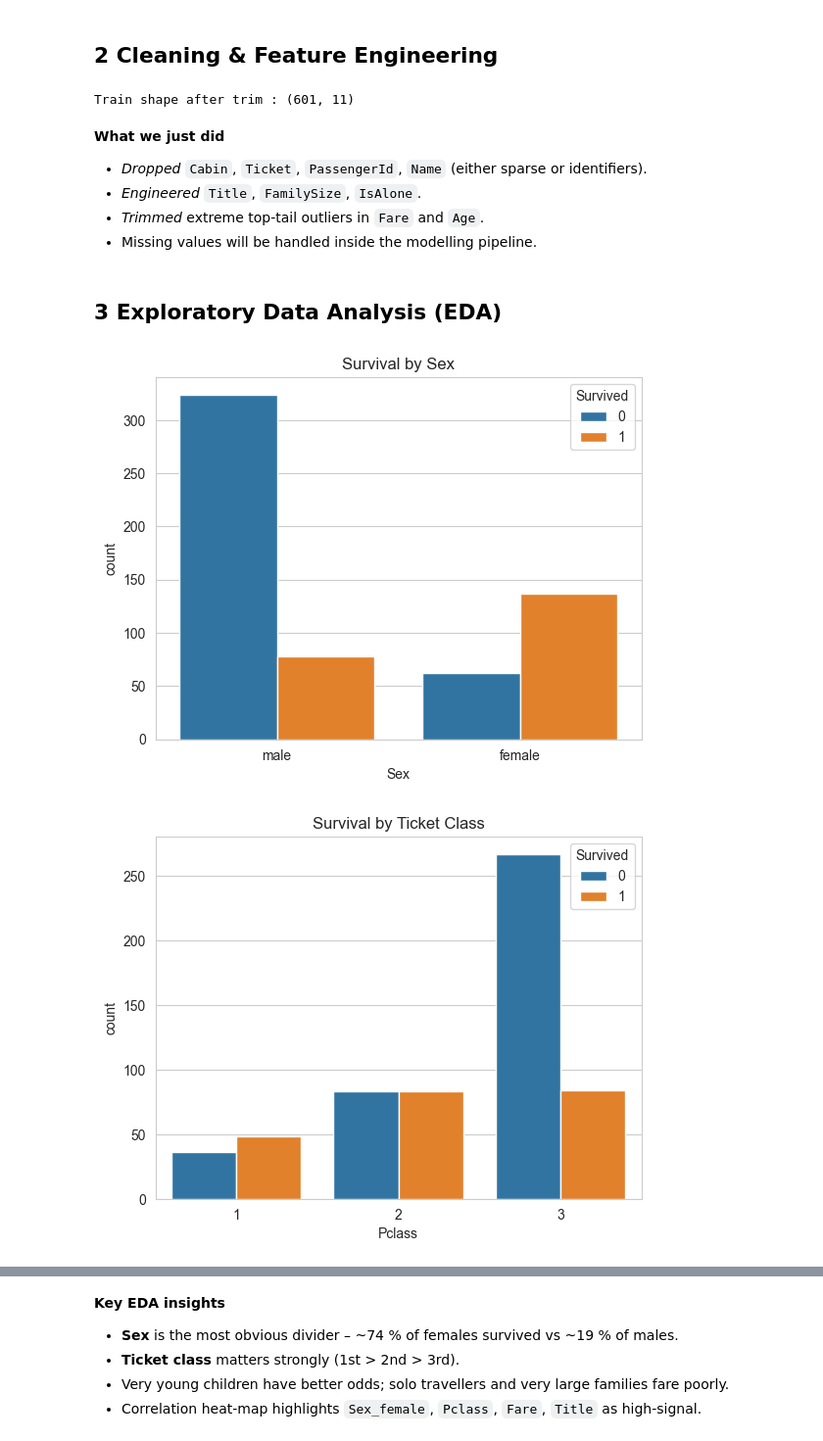
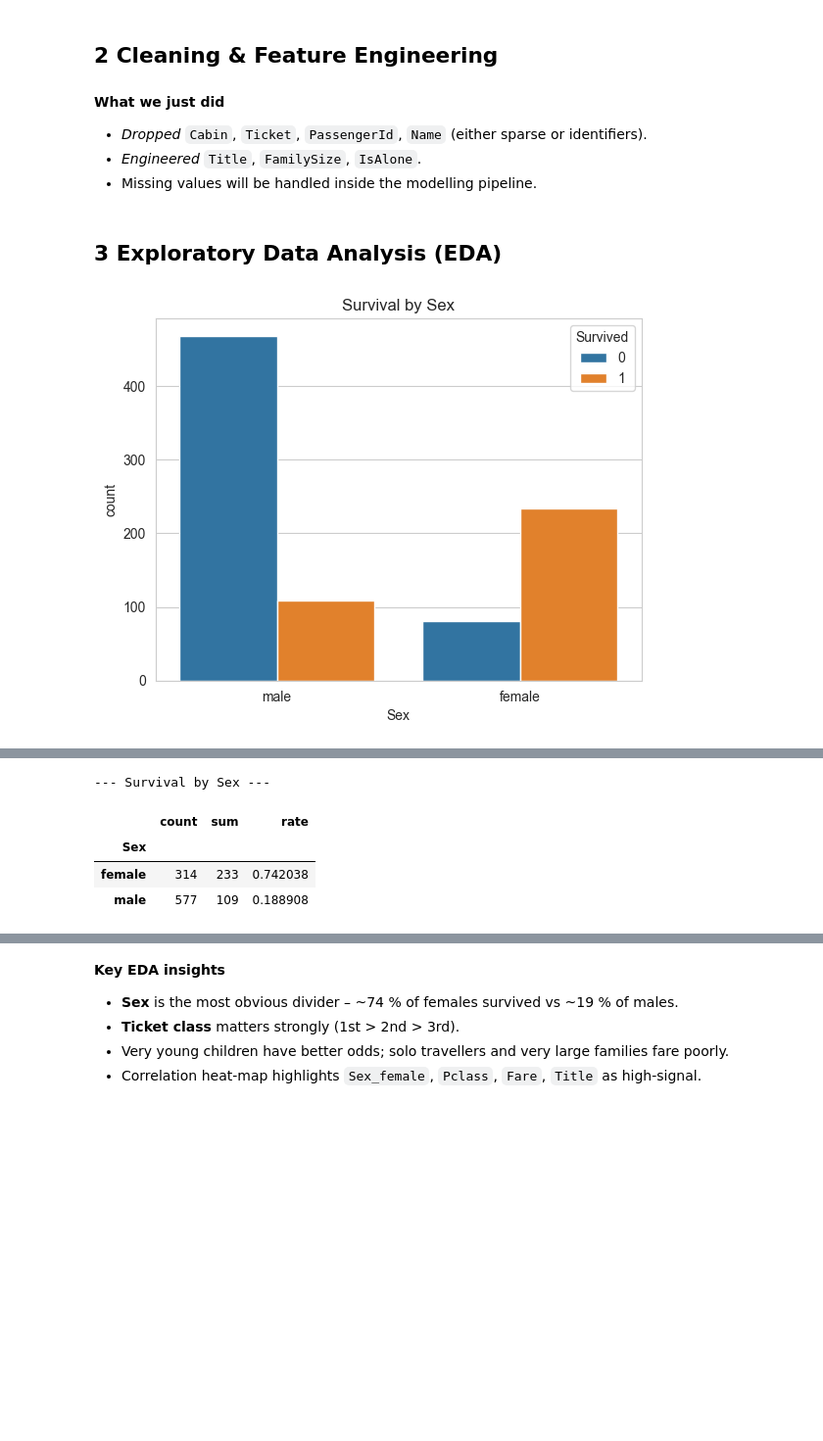
Before and after one commit to Max-Kushnir/titanic-survival-prediction, a Jupyter notebook: cse351_project2_titanic_maxime_kushnir_115717590.ipynb, the cells around one changed output, grey strips where cells are left out. Shown at 98% size. Saved outputs shown, nothing was run; the diff lists cells and outputs as text; code cells hidden in the pictures; blank space fills up the shorter version.

Commit message:
removed outlier deletion, added imputation

```diff
--- a/cse351_project2_titanic_maxime_kushnir_115717590.ipynb
+++ b/cse351_project2_titanic_maxime_kushnir_115717590.ipynb
@@ -73,46 +73,27 @@ for df in (train, test):
 
 # drop sparse / ID-like columns
 drop_cols = ['PassengerId', 'Ticket', 'Cabin', 'Name']
-test_ids = test['PassengerId']                      # keep for submission
+test_ids = test['PassengerId']
 train = train.drop(columns=drop_cols)
 test  = test.drop(columns=drop_cols)
-
-# very mild outlier trimming on Fare & Age (1.5×IQR upper fence)
-for col in ['Fare', 'Age']:
-    q1, q3 = train[col].quantile([0.25, 0.75])
-    fence  = q3 + 1.5*(q3 - q1)
-    train  = train[train[col] <= fence]
-print("Train shape after trim :", train.shape)
-# %% [output]
-Train shape after trim : (601, 11)
 # %% [markdown]
 **What we just did**
 
 * *Dropped* `Cabin`, `Ticket`, `PassengerId`, `Name` (either sparse or identifiers).
 * *Engineered* `Title`, `FamilySize`, `IsAlone`.
-* *Trimmed* extreme top-tail outliers in `Fare` and `Age`.
 * Missing values will be handled inside the modelling pipeline.
 # %% [markdown]
 ## 3  Exploratory Data Analysis (EDA)
 # %%
 # Cell 4 – survival by Sex
 sns.countplot(x='Sex', hue='Survived', data=train)
 plt.title("Survival by Sex"); plt.show()
 
-# Cell 5 – survival by Pclass
-sns.countplot(x='Pclass', hue='Survived', data=train)
-plt.title("Survival by Ticket Class"); plt.show()
+sex_counts   = train['Sex'].value_counts()
+sex_survival = train.groupby('Sex')['Survived'].agg(['sum', 'count'])
+sex_survival['rate'] = sex_survival['sum'] / sex_survival['count']
 
-# Cell 6 – Age distributions
-sns.kdeplot(data=train, x='Age', hue='Survived', fill=True,
-            common_norm=False, alpha=0.4)
-plt.title("Age Density – Survived vs. Died"); plt.show()
-
-# Cell 7 – numeric correlation heat-map
-numeric = train.select_dtypes(include='number')
-plt.figure(figsize=(8,6))
-sns.heatmap(numeric.corr(), annot=True, cmap="coolwarm", vmin=-1, vmax=1)
-plt.title("Correlation Matrix"); plt.show()
+print("\n--- Survival by Sex ---")
+display(sex_survival[['count', 'sum', 'rate']])
 # %% [output]
-[figure, old version]
+[figure, new version]
-[figure, removed]
@@ -120,0 +100,5 @@ plt.title("Correlation Matrix"); plt.show()
+--- Survival by Sex ---
+|  | count | sum | rate |
+| Sex |  |  |  |
+| female | 314 | 233 | 0.742038 |
+| male | 577 | 109 | 0.188908 |
```
Also changed, not shown: parts of 14 cells of this notebook, 1 other file.
